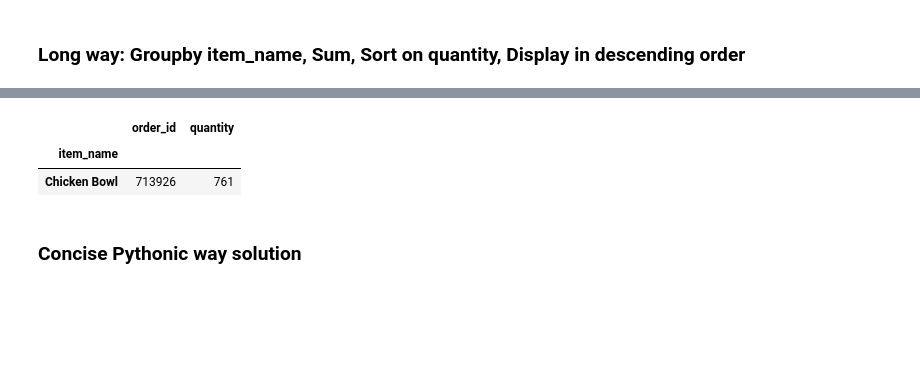
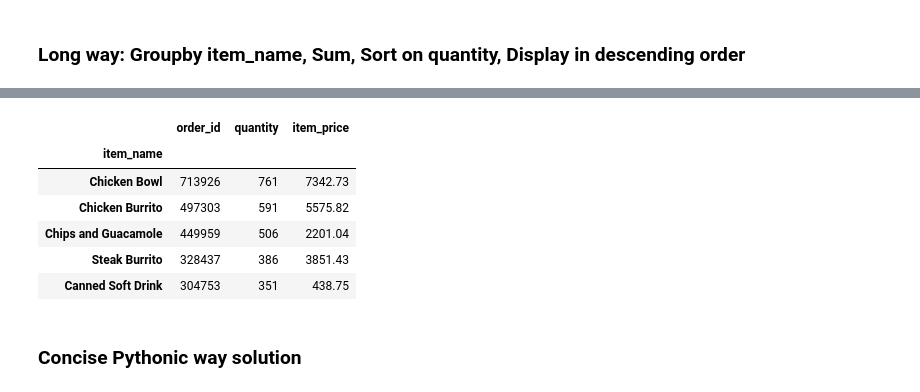
Before and after one commit to sergioamdiaz/ML-concepts, a Jupyter notebook: Module 2 - Pandas/Hands_On_Pandas_Analysis.ipynb, the cells around one changed output, grey strips where cells are left out. Drawn from its saved outputs; the diff is of its cells as text; code cells hidden in the pictures; blank space fills up the shorter version.

```diff
--- a/Module 2 - Pandas/Hands_On_Pandas_Analysis.ipynb
+++ b/Module 2 - Pandas/Hands_On_Pandas_Analysis.ipynb
@@ -91,12 +118,16 @@ dtype: int64
 # %%
 c = chipo.groupby('item_name')
 c = c.sum()
 c = c.sort_values(['quantity'], ascending=False)
-c.head(1)
+c.head(5)
 # %% [output]
-|  | order_id | quantity |
-| item_name |  |  |
-| Chicken Bowl | 713926 | 761 |
+|  | order_id | quantity | item_price |
+| item_name |  |  |  |
+| Chicken Bowl | 713926 | 761 | 7342.73 |
+| Chicken Burrito | 497303 | 591 | 5575.82 |
+| Chips and Guacamole | 449959 | 506 | 2201.04 |
+| Steak Burrito | 328437 | 386 | 3851.43 |
+| Canned Soft Drink | 304753 | 351 | 438.75 |
 # %% [markdown]
 ### Concise Pythonic way solution
 # %%
```
Also changed, not shown: parts of 36 cells of this notebook, 3 other files.
